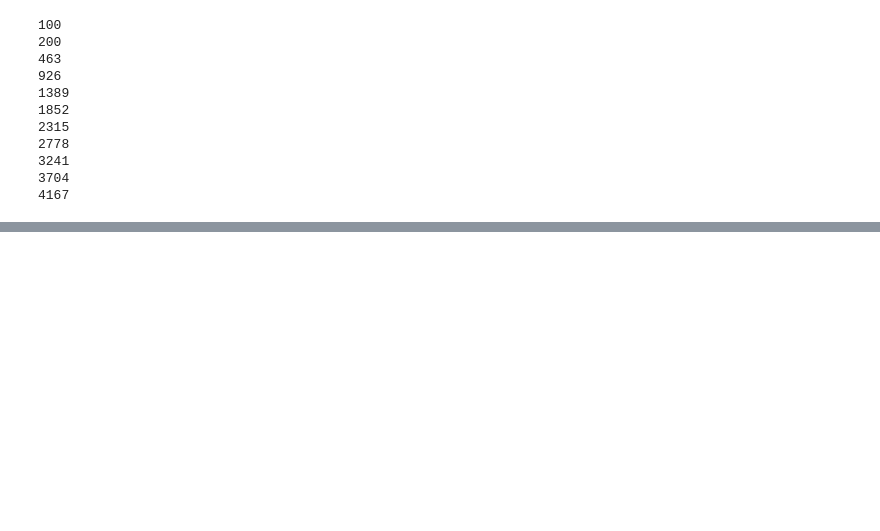
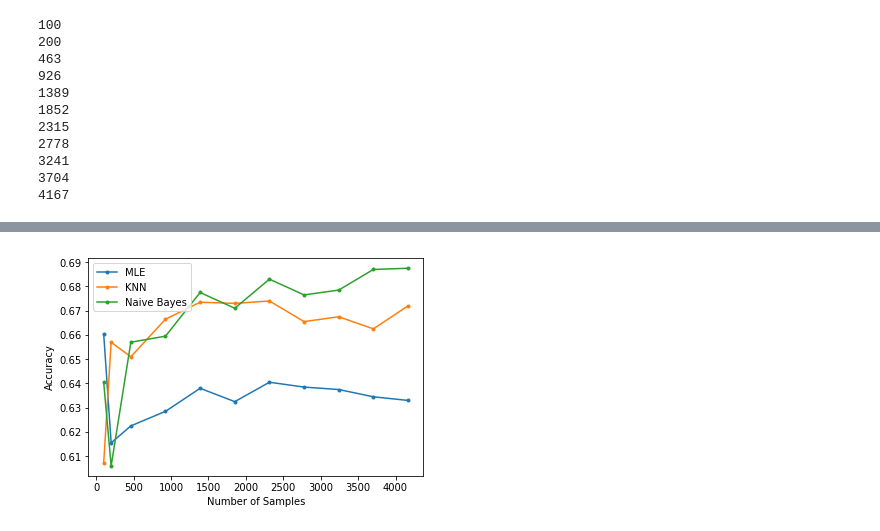
Before and after one commit to 1jinwoo/ML-HW1, a Jupyter notebook: HW1-5.5.ipynb, the cells around one changed output, grey strips where cells are left out. Drawn from its saved outputs; the diff is of its cells as text; code cells hidden in the pictures; blank space fills up the shorter version.

```diff
--- a/HW1-5.5.ipynb
+++ b/HW1-5.5.ipynb
@@ -169,7 +169,7 @@ def perform_knn(train, test):
     for ent in range(len(test_labels)):
         if (test_labels[ent]==pred_test_labels[ent]):
             num_correct += 1
-    ACCURACY = num_correct/len(test_labels)*100
+    ACCURACY = num_correct/len(test_labels)
     TEST_PRED_LIST = pred_test_labels
 
     # clean up and return
@@ -233,6 +237,7 @@ for number in training_samples_nums:
 for number in training_samples_nums:
     print(number)
     new_train = train.sample(number)
+    print(len(new_train))
     knn_accuracy, _ = perform_knn(new_train, test)
-    knn_accuracies.append(bayes_accuracy)
+    knn_accuracies.append(knn_accuracy)
 # %% [output]
@@ -273,0 +307,10 @@ ValueError: x and y must have same first dimension, but have shapes (11,) and (1
+# %%
+plt.plot(training_samples_nums, mle_accuracies,'.-', label='MLE')
+plt.plot(training_samples_nums, knn_accuracies,'.-', label='KNN')
+plt.plot(training_samples_nums, bayes_accuracies,'.-', label='Naive Bayes')
+plt.ylabel('Accuracy')
+plt.xlabel('Number of Samples')
+plt.legend(loc='upper left')
+plt.show()
+# %% [output]
+[figure, added]
```
Also changed, not shown: parts of 7 cells of this notebook.
